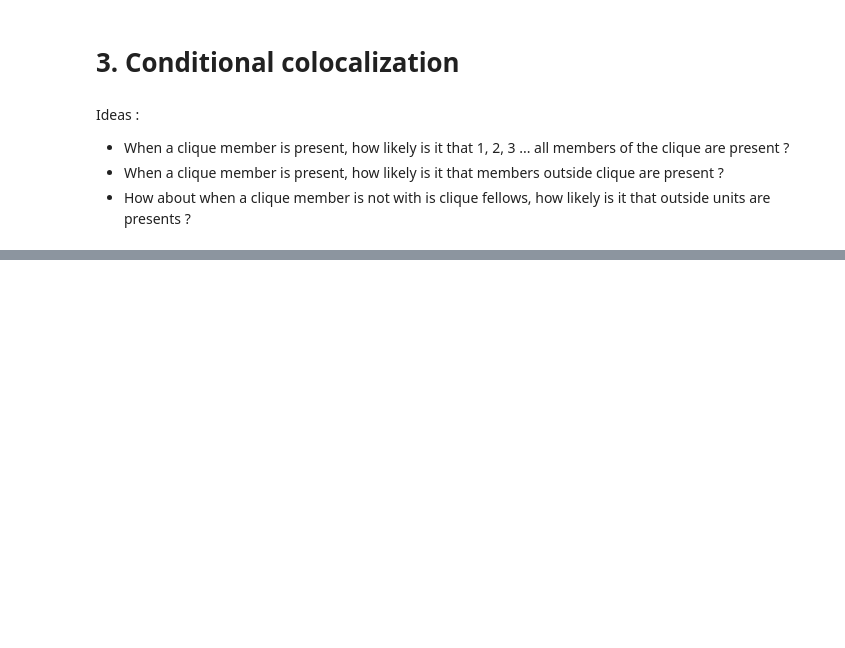
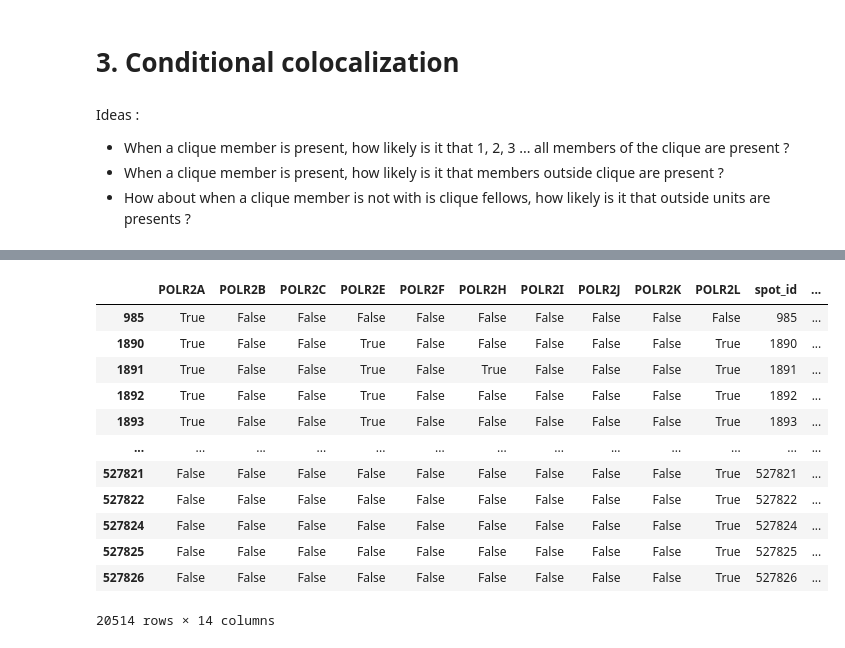
Before and after one commit to 2Echoes/Sequential_Fish, a Jupyter notebook: analysis/testing_notebooks/graphs.ipynb, the cells around one changed output, grey strips where cells are left out. Drawn from its saved outputs; the diff is of its cells as text; code cells hidden in the pictures; blank space fills up the shorter version.

```diff
--- a/analysis/testing_notebooks/graphs.ipynb
+++ b/analysis/testing_notebooks/graphs.ipynb
@@ -676,0 +706,10 @@ Cell
+# %%
+from sklearn.neighbors import NearestNeighbors
+from tqdm import tqdm #loading bar
+
+neighbor_models_dict = dict()
+for idx in tqdm(population2_coordinates_df.index) :
+    spot_distribution = population2_coordinates_df.at[idx]
+    new_model = NearestNeighbors(radius=colocalisation_distance)
+    new_model.fit(spot_distribution)
+    neighbor_models_dict[idx] = new_model
@@ -676,0 +747,26 @@ Cell
+# %%
+for location in colocalisation_truth_df['location'].unique() :
+    target_idx = colocalisation_truth_df[colocalisation_truth_df['location'] == location].index
+    for rna in RNAs :
+        model : NearestNeighbors = neighbor_models_dict[(location, rna)]
+        coordinates = list(colocalisation_truth_df.loc[target_idx]['coordinates'].apply(np.array,dtype=int))
+        coordinates = np.array(coordinates, dtype=int)
+        query = model.radius_neighbors(coordinates, return_distance=False)
+        query = pd.Series(query, index=target_idx).apply(len).apply(bool) #if count is 0 no colocalisation -> False else True
+        colocalisation_truth_df.loc[target_idx,[rna]] = query
+# %%
+colocalisation_truth_df
+# %% [output]
+|  | POLR2A | POLR2B | POLR2C | POLR2E | POLR2F | POLR2H | POLR2I | POLR2J | POLR2K | POLR2L | spot_id | ... |
+| 985 | True | False | False | False | False | False | False | False | False | False | 985 | ... |
+| 1890 | True | False | False | True | False | False | False | False | False | True | 1890 | ... |
+| 1891 | True | False | False | True | False | True | False | False | False | True | 1891 | ... |
+| 1892 | True | False | False | True | False | False | False | False | False | True | 1892 | ... |
+| 1893 | True | False | False | True | False | False | False | False | False | True | 1893 | ... |
+| ... | ... | ... | ... | ... | ... | ... | ... | ... | ... | ... | ... | ... |
+| 527821 | False | False | False | False | False | False | False | False | False | True | 527821 | ... |
+| 527822 | False | False | False | False | False | False | False | False | False | True | 527822 | ... |
+| 527824 | False | False | False | False | False | False | False | False | False | True | 527824 | ... |
+| 527825 | False | False | False | False | False | False | False | False | False | True | 527825 | ... |
+| 527826 | False | False | False | False | False | False | False | False | False | True | 527826 | ... |
+20514 rows × 14 columns
```
Also changed, not shown: parts of 26 cells of this notebook.
